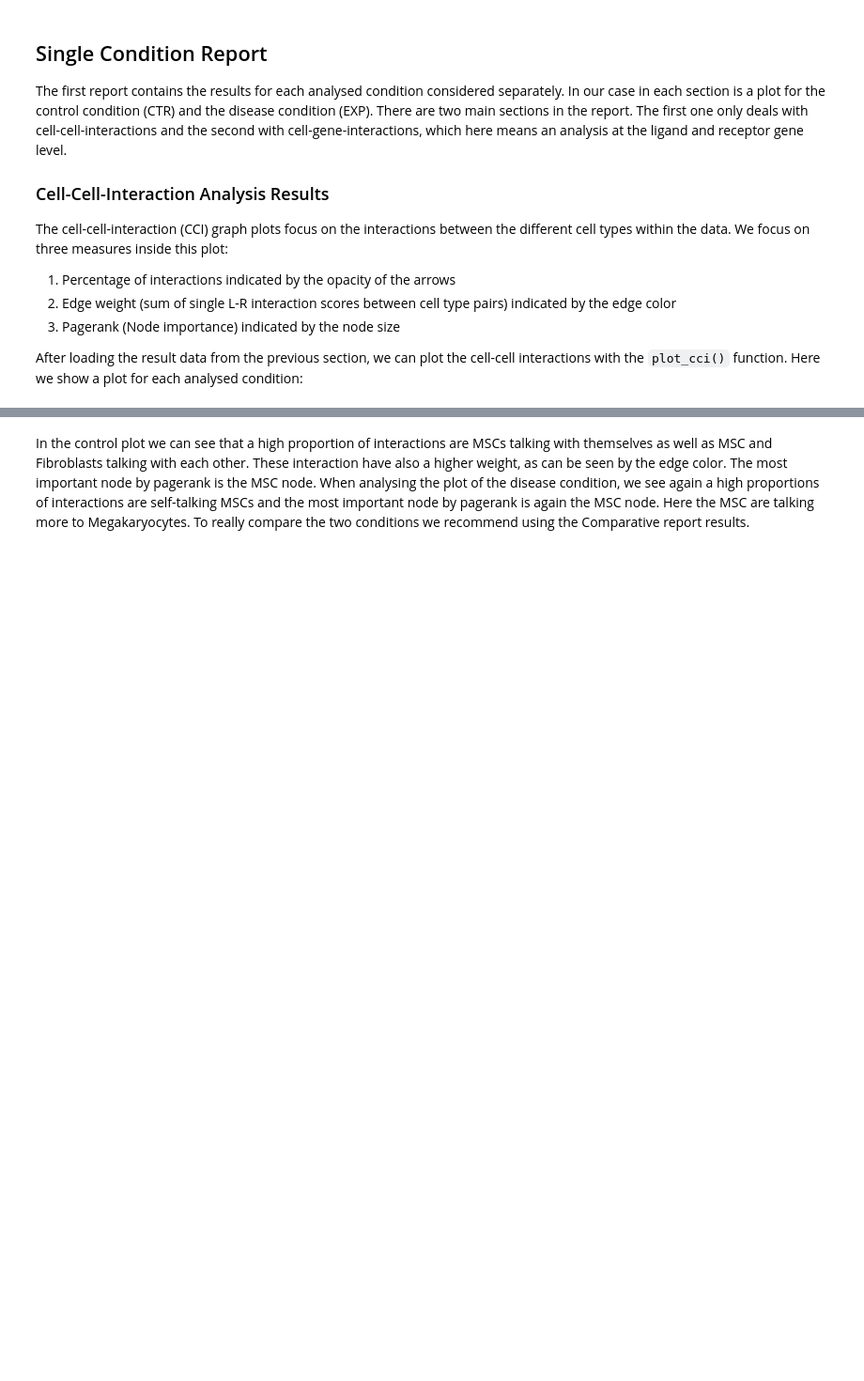
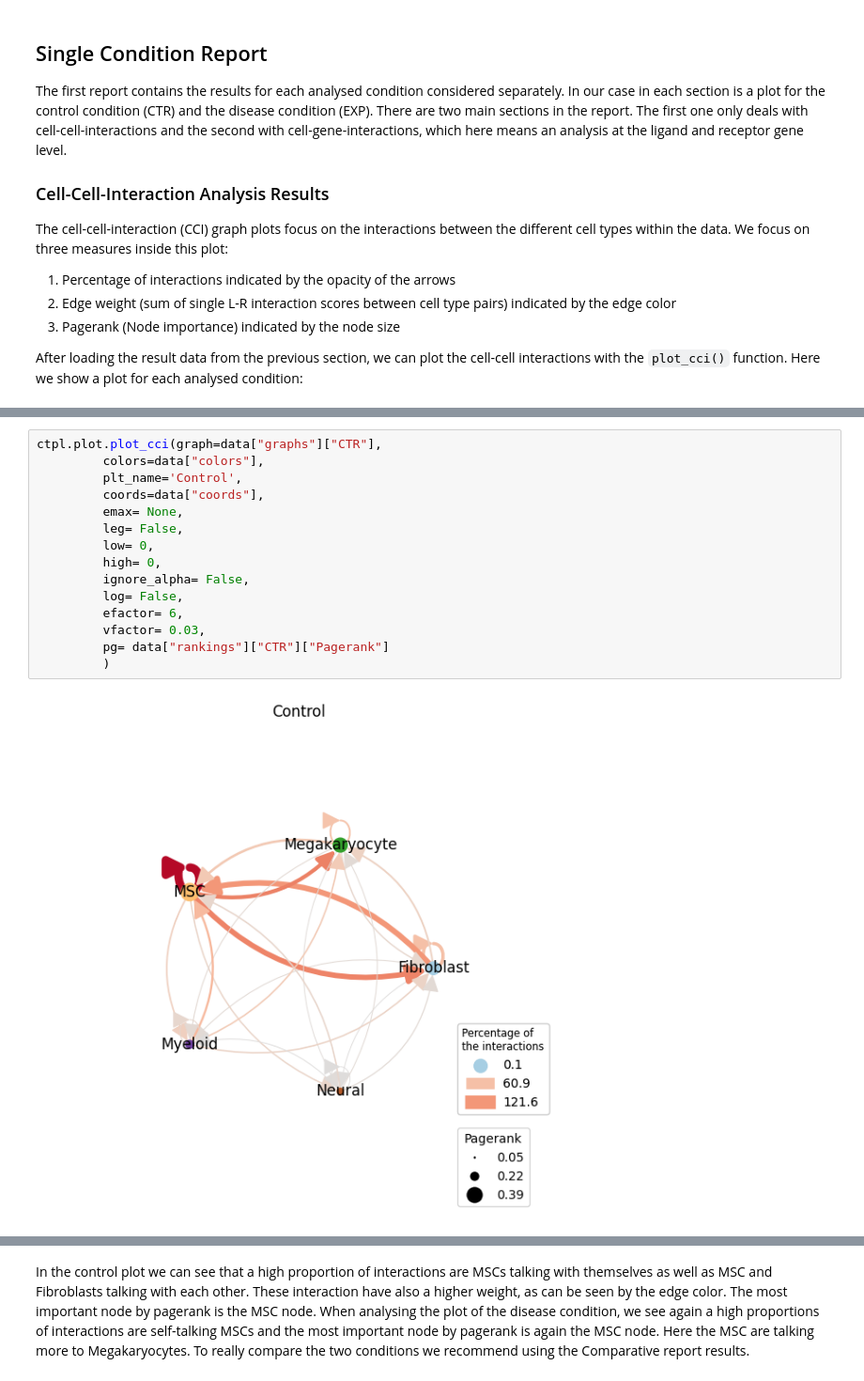
Before and after one commit to CostaLab/pyCrossTalkeR, a Jupyter notebook: docs/source/notebooks/pyCrossTalkeR.ipynb, the cells around one changed output, grey strips where cells are left out. Shown at 94% size. Cells and saved outputs as stored; diff of their text form; blank space fills up the shorter version.

```diff
--- a/docs/source/notebooks/pyCrossTalkeR.ipynb
+++ b/docs/source/notebooks/pyCrossTalkeR.ipynb
@@ -59 +61,18 @@ ctpl.plot.plot_cci(graph=data["graphs"]["CTR"],
+# %%
+ctpl.plot.plot_cci(graph=data["graphs"]["CTR"],
+         colors=data["colors"],
+         plt_name='Control',
+         coords=data["coords"],
+         emax= None,
+         leg= False,
+         low= 0,
+         high= 0,
+         ignore_alpha= False,
+         log= False,
+         efactor= 6,
+         vfactor= 0.03,
+         pg= data["rankings"]["CTR"]["Pagerank"]
+         )
+# %% [output]
+[figure, added]
 # %%
```
Also changed, not shown: parts of 28 cells of this notebook, 16 other files.
